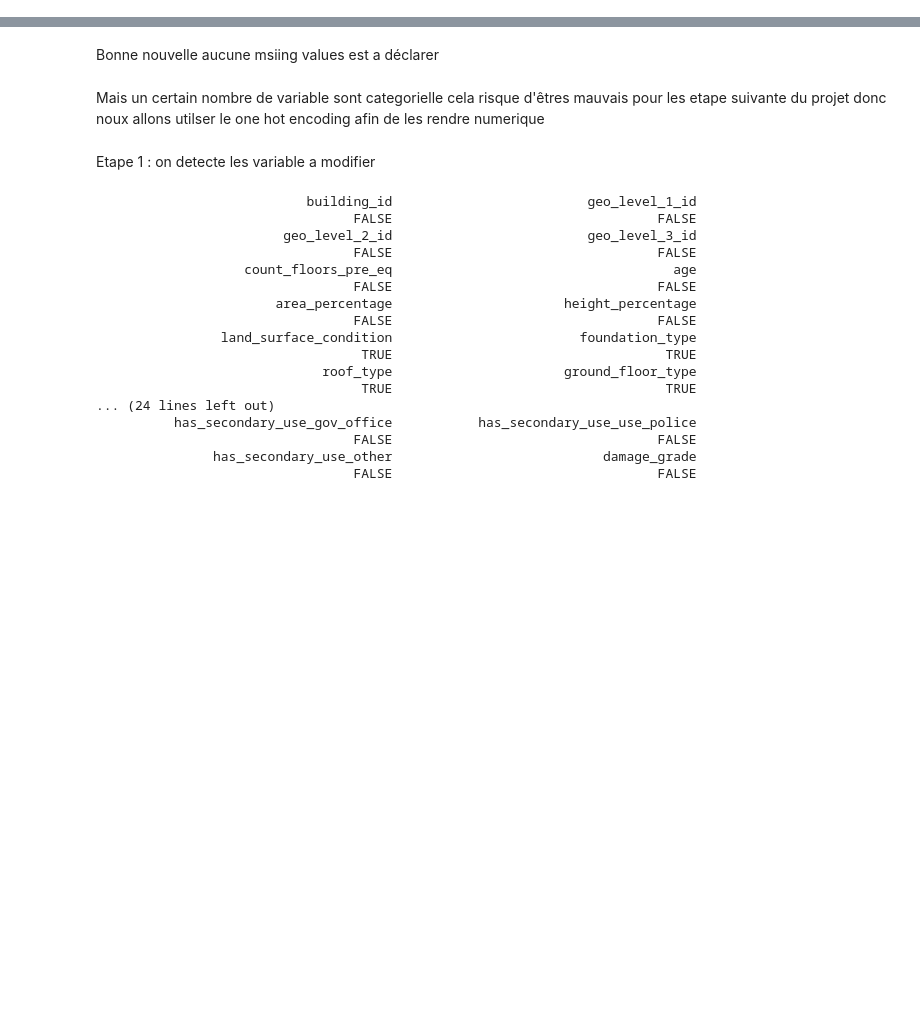
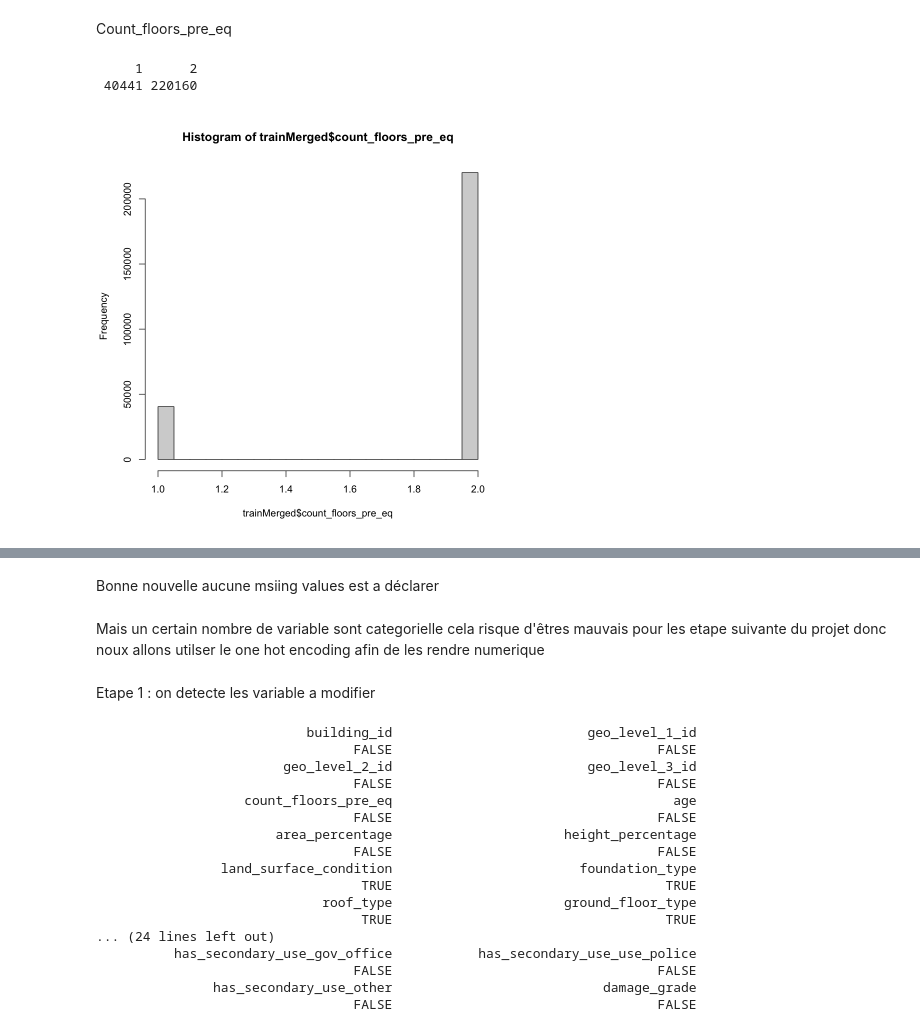
Before and after one commit to ULB-INFO-F-422/richter-s-predictor-group-26, a Jupyter notebook: FirstVersion.ipynb, the cells around one changed output, grey strips where cells are left out. Saved outputs shown, nothing was run; the diff lists cells and outputs as text; code cells hidden in the pictures; blank space fills up the shorter version.

```diff
--- a/FirstVersion.ipynb
+++ b/FirstVersion.ipynb
@@ -64,0 +83,9 @@ dim(trainMerged)
+# %% [markdown]
+Count_floors_pre_eq
+# %%
+hist(trainMerged$count_floors_pre_eq)
+table(trainMerged$count_floors_pre_eq)
+# %% [output]
+     1      2
+ 40441 220160
+[figure, added]
```
Also changed, not shown: parts of 73 cells of this notebook.
